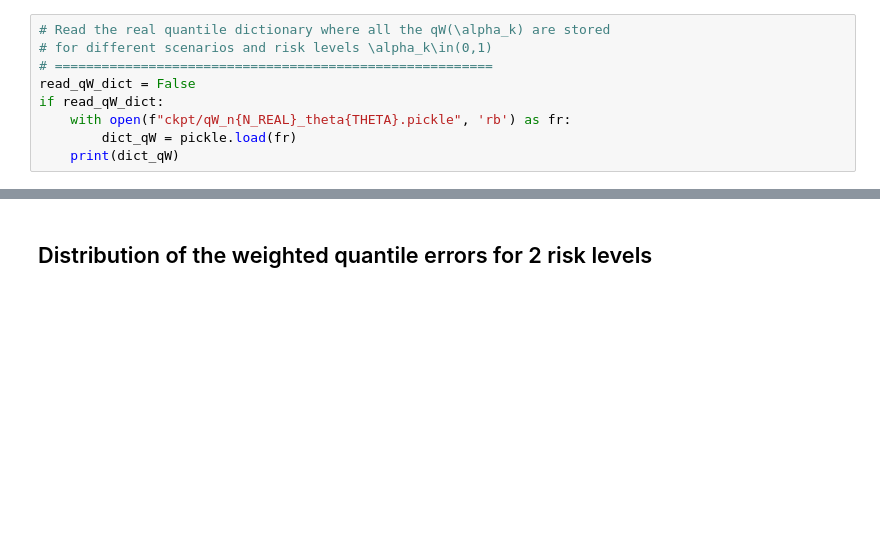
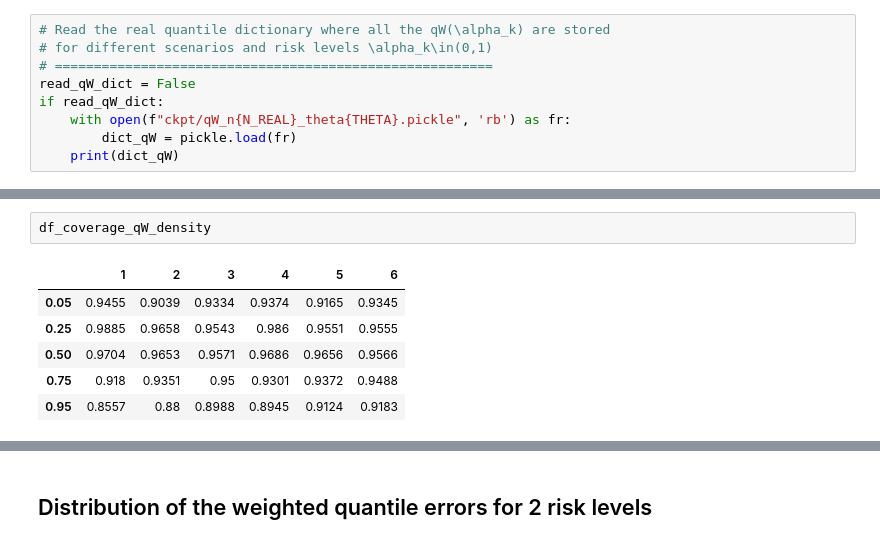
Before and after one commit to michael-allouche/confidence-region-weighted-quantile, a Jupyter notebook: confidence_region_WQ.ipynb, the cells around one changed output, grey strips where cells are left out. Drawn from its saved outputs; the diff is of its cells as text; blank space fills up the shorter version.

```diff
--- a/confidence_region_WQ.ipynb
+++ b/confidence_region_WQ.ipynb
@@ -110,0 +208,9 @@ plt.tight_layout()
+# %%
+df_coverage_qW_density
+# %% [output]
+|  | 1 | 2 | 3 | 4 | 5 | 6 |
+| 0.05 | 0.9455 | 0.9039 | 0.9334 | 0.9374 | 0.9165 | 0.9345 |
+| 0.25 | 0.9885 | 0.9658 | 0.9543 | 0.986 | 0.9551 | 0.9555 |
+| 0.50 | 0.9704 | 0.9653 | 0.9571 | 0.9686 | 0.9656 | 0.9566 |
+| 0.75 | 0.918 | 0.9351 | 0.95 | 0.9301 | 0.9372 | 0.9488 |
+| 0.95 | 0.8557 | 0.88 | 0.8988 | 0.8945 | 0.9124 | 0.9183 |
```
Also changed, not shown: parts of 25 cells of this notebook, 14 other files.
